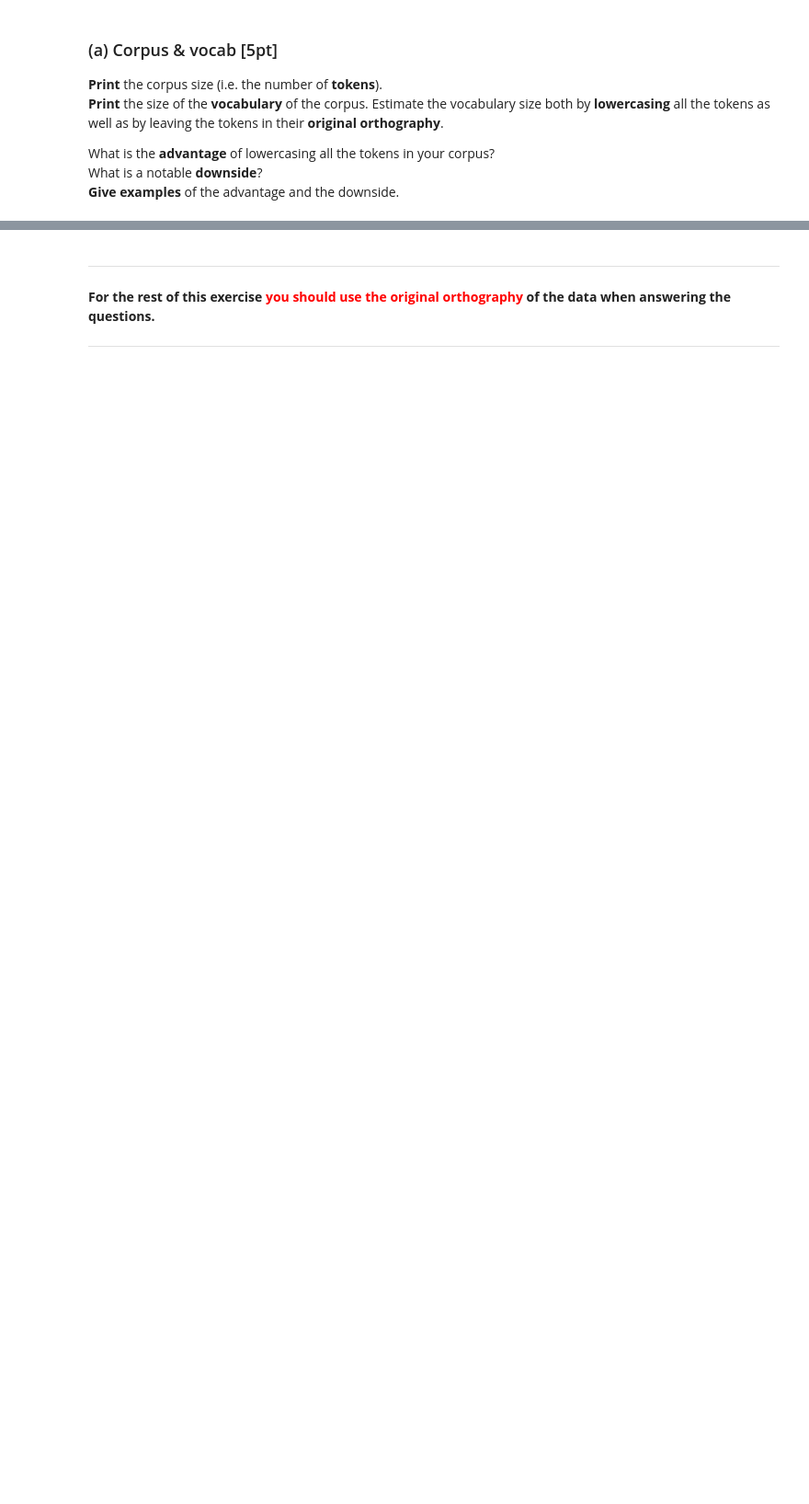
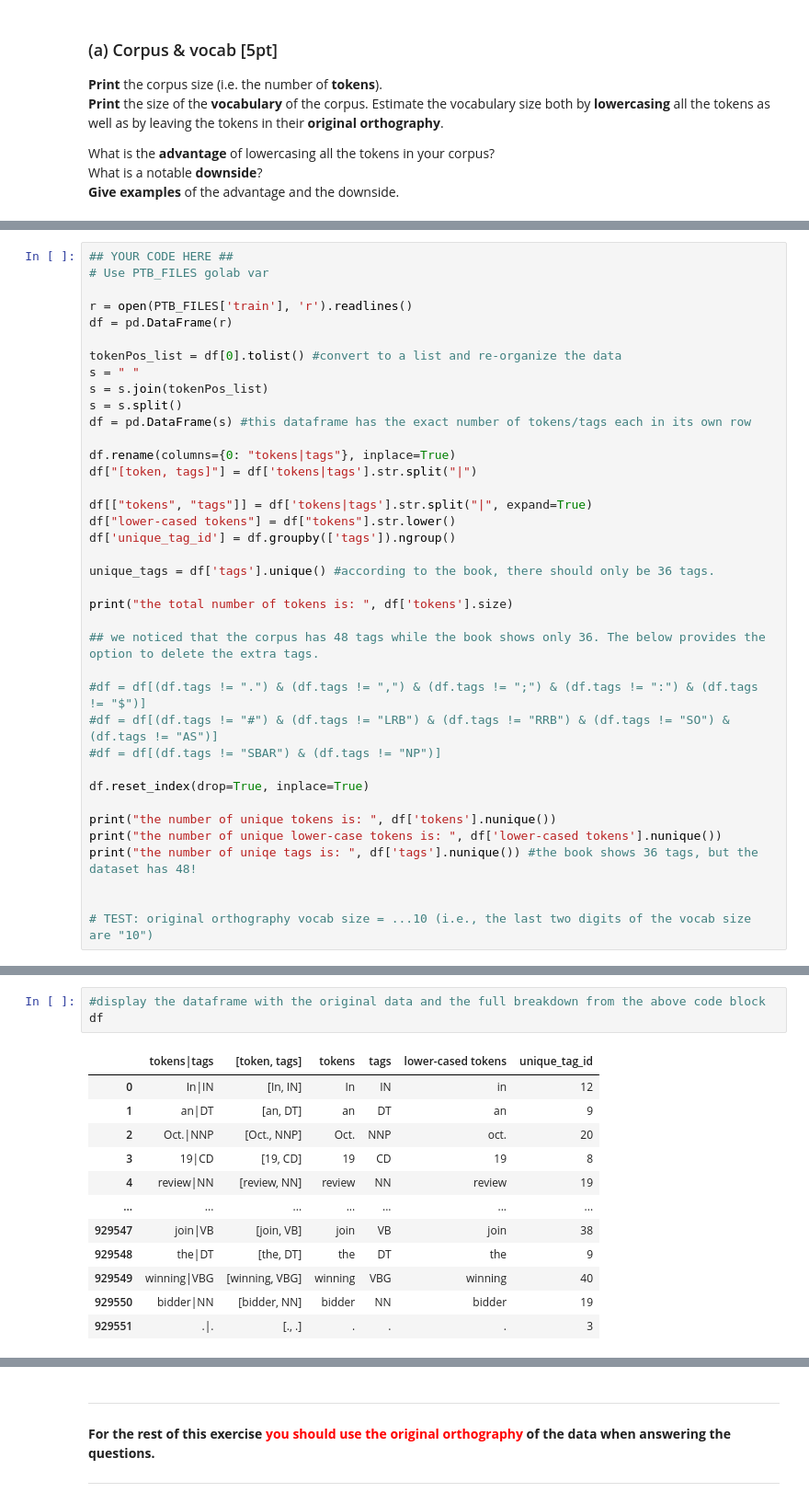
Before and after one commit to GR-TheArchitect/NLP, a Jupyter notebook: Assignment 01/AI_NLP_A1_stud_23_24.ipynb, the cells around one changed output, grey strips where cells are left out. Shown at 92% size. Cells and saved outputs as stored; diff of their text form; blank space fills up the shorter version.

```diff
--- a/Assignment 01/AI_NLP_A1_stud_23_24.ipynb
+++ b/Assignment 01/AI_NLP_A1_stud_23_24.ipynb
@@ -161,0 +116,38 @@ Vocabulary size (original orthography): 44210
+# %%
+## YOUR CODE HERE ##
+# Use PTB_FILES golab var
+
+r = open(PTB_FILES['train'], 'r').readlines()
+df = pd.DataFrame(r)
+
+tokenPos_list = df[0].tolist() #convert to a list and re-organize the data
+s = " "
+s = s.join(tokenPos_list)
+s = s.split()
+df = pd.DataFrame(s) #this dataframe has the exact number of tokens/tags each in its own row
+
+df.rename(columns={0: "tokens|tags"}, inplace=True)
+df["[token, tags]"] = df['tokens|tags'].str.split("|")
+
+df[["tokens", "tags"]] = df['tokens|tags'].str.split("|", expand=True)
+df["lower-cased tokens"] = df["tokens"].str.lower()
+df['unique_tag_id'] = df.groupby(['tags']).ngroup()
+
+unique_tags = df['tags'].unique() #according to the book, there should only be 36 tags.
+
+print("the total number of tokens is: ", df['tokens'].size)
+
+## we noticed that the corpus has 48 tags while the book shows only 36. The below provides the option to delete the extra tags.
+
+#df = df[(df.tags != ".") & (df.tags != ",") & (df.tags != ";") & (df.tags != ":") & (df.tags != "$")]
+#df = df[(df.tags != "#") & (df.tags != "LRB") & (df.tags != "RRB") & (df.tags != "SO") & (df.tags != "AS")]
+#df = df[(df.tags != "SBAR") & (df.tags != "NP")]
+
+df.reset_index(drop=True, inplace=True)
+
+print("the number of unique tokens is: ", df['tokens'].nunique())
+print("the number of unique lower-case tokens is: ", df['lower-cased tokens'].nunique())
+print("the number of uniqe tags is: ", df['tags'].nunique()) #the book shows 36 tags, but the dataset has 48!
+
+
+# TEST: original orthography vocab size = ...10 (i.e., the last two digits of the vocab size are "10")
@@ -161,0 +159,16 @@ Vocabulary size (original orthography): 44210
+# %%
+#display the dataframe with the original data and the full breakdown from the above code block
+df
+# %% [output]
+|  | tokens|tags | [token, tags] | tokens | tags | lower-cased tokens | unique_tag_id |
+| 0 | In|IN | [In, IN] | In | IN | in | 12 |
+| 1 | an|DT | [an, DT] | an | DT | an | 9 |
+| 2 | Oct.|NNP | [Oct., NNP] | Oct. | NNP | oct. | 20 |
+| 3 | 19|CD | [19, CD] | 19 | CD | 19 | 8 |
+| 4 | review|NN | [review, NN] | review | NN | review | 19 |
+| ... | ... | ... | ... | ... | ... | ... |
+| 929547 | join|VB | [join, VB] | join | VB | join | 38 |
+| 929548 | the|DT | [the, DT] | the | DT | the | 9 |
+| 929549 | winning|VBG | [winning, VBG] | winning | VBG | winning | 40 |
+| 929550 | bidder|NN | [bidder, NN] | bidder | NN | bidder | 19 |
+| 929551 | .|. | [., .] | . | . | . | 3 |
```
Also changed, not shown: parts of 31 cells of this notebook.
